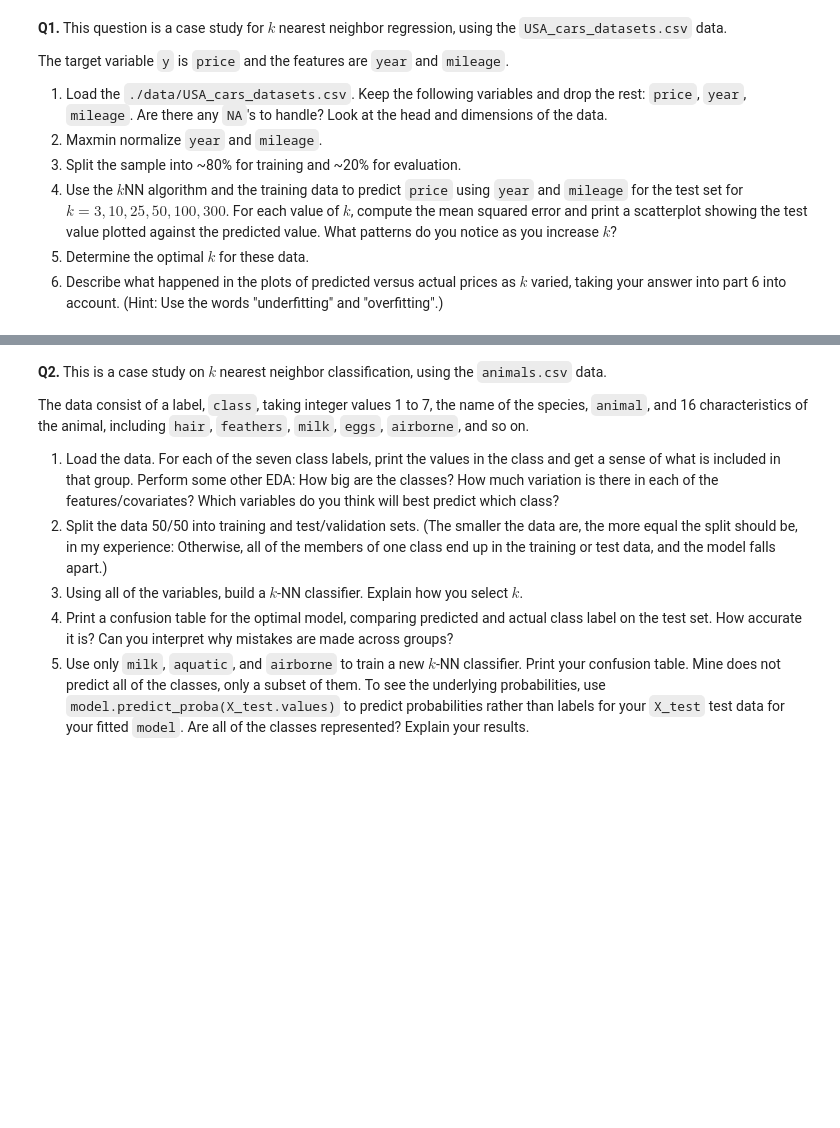
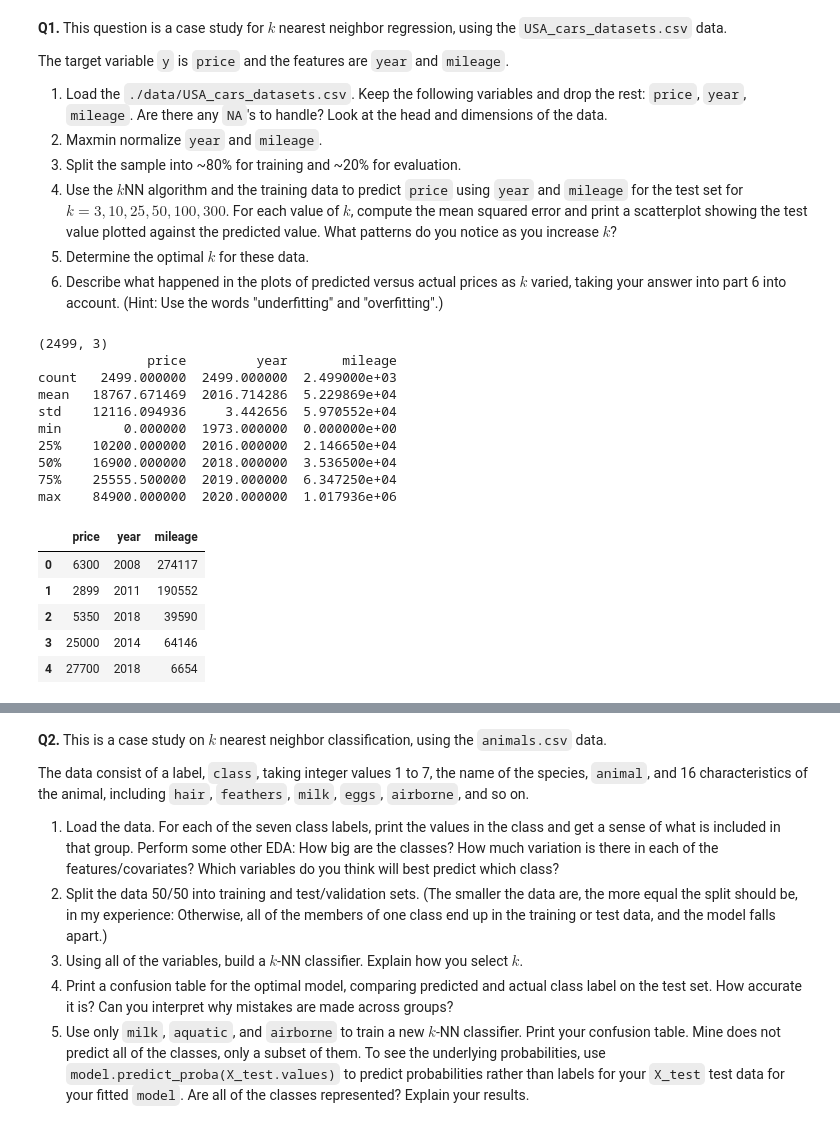
Before and after one commit to emilymacris/knn, a Jupyter notebook: assignment_knn.ipynb, the cells around one changed output, grey strips where cells are left out. Drawn from its saved outputs; the diff is of its cells as text; code cells hidden in the pictures; blank space fills up the shorter version.

```diff
--- a/assignment_knn.ipynb
+++ b/assignment_knn.ipynb
@@ -42,3 +45,27 @@ The target variable `y` is `price` and the features are `year` and `mileage`.
 4. Use the $k$NN algorithm and the training data to predict `price` using `year` and `mileage` for the test set for $k=3,10,25,50,100,300$. For each value of $k$, compute the mean squared error and print a scatterplot showing the test value plotted against the predicted value. What patterns do you notice as you increase $k$?
 5. Determine the optimal $k$ for these data.
 6. Describe what happened in the plots of predicted versus actual prices as $k$ varied, taking your answer into part 6 into account. (Hint: Use the words "underfitting" and "overfitting".)
+# %%
+#1
+df = pd.read_csv('./knn/data/USA_cars_datasets.csv')
+df = df.loc[:,['price','year','mileage'] ]
+print(df.shape)
+print(df.describe())
+df.head()
+# %% [output]
+(2499, 3)
+              price         year       mileage
+count   2499.000000  2499.000000  2.499000e+03
+mean   18767.671469  2016.714286  5.229869e+04
+std    12116.094936     3.442656  5.970552e+04
+min        0.000000  1973.000000  0.000000e+00
+25%    10200.000000  2016.000000  2.146650e+04
+50%    16900.000000  2018.000000  3.536500e+04
+75%    25555.500000  2019.000000  6.347250e+04
+max    84900.000000  2020.000000  1.017936e+06
+|  | price | year | mileage |
+| 0 | 6300 | 2008 | 274117 |
+| 1 | 2899 | 2011 | 190552 |
+| 2 | 5350 | 2018 | 39590 |
+| 3 | 25000 | 2014 | 64146 |
+| 4 | 27700 | 2018 | 6654 |
```
Also changed, not shown: parts of 6 cells of this notebook.
